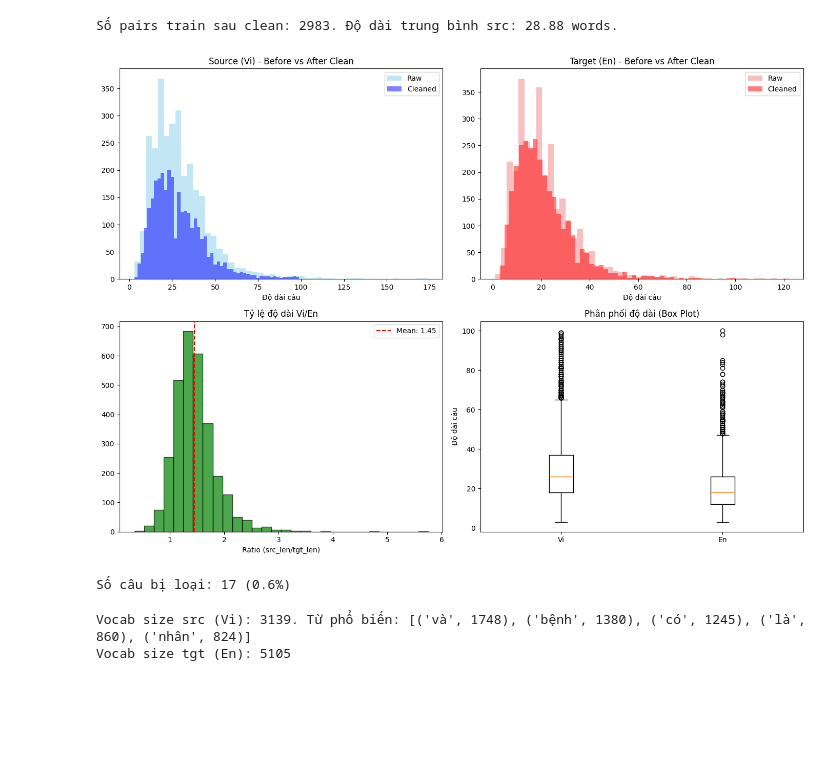
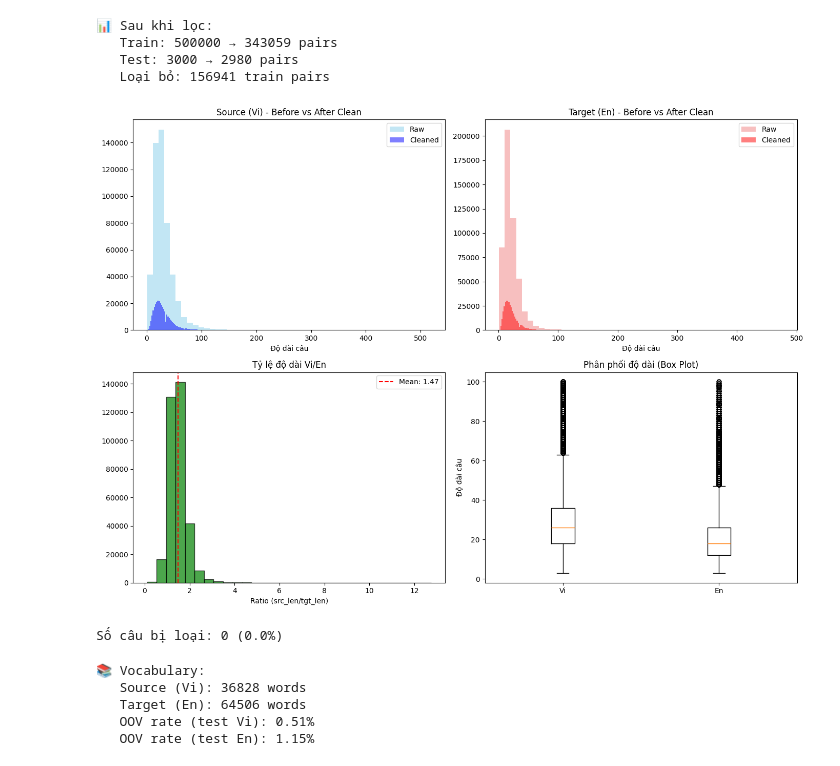
Before and after one commit to Chacole/NLP_Transformer, a Jupyter notebook: NLP-Transformer.ipynb, the cells around one changed output. Saved outputs shown, nothing was run; the diff lists cells and outputs as text; code cells hidden in the pictures; blank space fills up the shorter version.

```diff
--- a/NLP-Transformer.ipynb
+++ b/NLP-Transformer.ipynb
@@ -82,23 +93,41 @@ def clean_sentence(sentence: str) -> str:
     return sentence.strip()
 
 # Tạo pairs và clean
+train_pairs_raw = list(zip(train_src, train_tgt))
+test_pairs_raw = list(zip(test_src, test_tgt))
 train_pairs = [(clean_sentence(src), clean_sentence(tgt)) for src, tgt in zip(train_src, train_tgt)]
 test_pairs = [(clean_sentence(src), clean_sentence(tgt)) for src, tgt in zip(test_src, test_tgt)]
 
 # Lọc sentences: min_len=3 words, max_len=100 words
 min_len, max_len = 3, 100
-train_pairs = [(src, tgt) for src, tgt in train_pairs if min_len <= len(src.split()) <= max_len and min_len <= len(tgt.split()) <= max_len]
-test_pairs = [(src, tgt) for src, tgt in test_pairs if min_len <= len(src.split()) <= max_len and min_len <= len(tgt.split()) <= max_len]
+train_pairs_filtered = [
+    (src, tgt) for src, tgt in train_pairs
+    if min_len <= len(src.split()) <= max_len
+    and min_len <= len(tgt.split()) <= max_len
+]
 
+test_pairs_filtered = [
+    (src, tgt) for src, tgt in test_pairs
+    if min_len <= len(src.split()) <= max_len
+    and min_len <= len(tgt.split()) <= max_len
+]
+
+train_pairs_filtered = list(dict.fromkeys(train_pairs_filtered))
+test_pairs_filtered = list(dict.fromkeys(test_pairs_filtered))
 # Báo cáo
-avg_src_len = sum(len(s.split()) for s, _ in train_pairs) / len(train_pairs)
-print(f"Số pairs train sau clean: {len(train_pairs)}. Độ dài trung bình src: {avg_src_len:.2f} words.")
+print(f"\n📊 Sau khi lọc:")
+print(f"   Train: {len(train_pairs_raw)} → {len(train_pairs_filtered)} pairs")
+print(f"   Test: {len(test_pairs_raw)} → {len(test_pairs_filtered)} pairs")
+print(f"   Loại bỏ: {len(train_pairs_raw) - len(train_pairs_filtered)} train pairs")
 # %% [output]
-Số pairs train sau clean: 2983. Độ dài trung bình src: 28.88 words.
+📊 Sau khi lọc:
+   Train: 500000 → 343059 pairs
+   Test: 3000 → 2980 pairs
+   Loại bỏ: 156941 train pairs
 # %%
 # Phân phối sau khi clean và filter
-src_lengths_clean = [len(s.split()) for s, _ in train_pairs]
-tgt_lengths_clean = [len(t.split()) for _, t in train_pairs]
+src_lengths_clean = [len(s.split()) for s, _ in train_pairs_filtered]
+tgt_lengths_clean = [len(t.split()) for _, t in train_pairs_filtered]
 
 fig, axes = plt.subplots(2, 2, figsize=(14, 10))
 
@@ -107,37 +136,37 @@ axes[0, 0].hist(src_lengths, bins=50, color='skyblue', alpha=0.5, label='Raw')
 axes[0, 0].hist(src_lengths_clean, bins=50, color='blue', alpha=0.5, label='Cleaned')
 axes[0, 0].set_title('Source (Vi) - Before vs After Clean')
 axes[0, 0].legend()
 axes[0, 0].set_xlabel('Độ dài câu')
 
 # So sánh target
 axes[0, 1].hist(tgt_lengths, bins=50, color='lightcoral', alpha=0.5, label='Raw')
 axes[0, 1].hist(tgt_lengths_clean, bins=50, color='red', alpha=0.5, label='Cleaned')
 axes[0, 1].set_title('Target (En) - Before vs After Clean')
 axes[0, 1].legend()
 axes[0, 1].set_xlabel('Độ dài câu')
 
 # Tỷ lệ độ dài src/tgt
-length_ratios = [len(s.split())/len(t.split()) for s, t in train_pairs]
+length_ratios = [len(s.split())/len(t.split()) for s, t in train_pairs_filtered]
 axes[1, 0].hist(length_ratios, bins=30, color='green', alpha=0.7, edgecolor='black')
 axes[1, 0].set_title('Tỷ lệ độ dài Vi/En')
 axes[1, 0].set_xlabel('Ratio (src_len/tgt_len)')
 axes[1, 0].axvline(x=sum(length_ratios)/len(length_ratios), color='red', linestyle='--',
                     label=f'Mean: {sum(length_ratios)/len(length_ratios):.2f}')
 axes[1, 0].legend()
 
 # Box plot so sánh
-axes[1, 1].boxplot([src_lengths_clean, tgt_lengths_clean], labels=['Vi', 'En'])
+axes[1, 1].boxplot([src_lengths_clean, tgt_lengths_clean], tick_labels=['Vi', 'En'])
 axes[1, 1].set_title('Phân phối độ dài (Box Plot)')
 axes[1, 1].set_ylabel('Độ dài câu')
 
 plt.tight_layout()
 plt.savefig('length_distribution_cleaned.png', dpi=150)
 plt.show()
 
 print(f"Số câu bị loại: {len(train_src) - len(train_pairs)} ({100*(len(train_src)-len(train_pairs))/len(train_src):.1f}%)")
 # %% [output]
-[figure, old version]
+[figure, new version]
-Số câu bị loại: 17 (0.6%)
+Số câu bị loại: 0 (0.0%)
 # %%
 def tokenize(sentence: str) -> List[str]:
     """Tokenize: split words, thêm <SOS> và <EOS>."""
@@ -166,14 +195,34 @@ def build_vocab(tokens_list: List[List[str]], min_freq: int = 2) -> Dict[str, in
     return vocab
 
 # Build (bao gồm test để giảm OOV)
-src_vocab = build_vocab(train_src_tokens + test_src_tokens)
-tgt_vocab = build_vocab(train_tgt_tokens + test_tgt_tokens)
+src_vocab = build_vocab(train_src_tokens, min_freq=2)
+tgt_vocab = build_vocab(train_tgt_tokens, min_freq=2)
 
 # Báo cáo
-print(f"Vocab size src (Vi): {len(src_vocab)}. Từ phổ biến:", Counter(' '.join(train_src).split()).most_common(5))
-print(f"Vocab size tgt (En): {len(tgt_vocab)}")
+print(f"\n📚 Vocabulary:")
+print(f"   Source (Vi): {len(src_vocab)} words")
+print(f"   Target (En): {len(tgt_vocab)} words")
+
+def count_oov(tokens_list, vocab):
+    oov_count = 0
+    total_count = 0
+    for tokens in tokens_list:
+        for token in tokens:
+            if token not in ['<SOS>', '<EOS>']:
+                total_count += 1
+                if token not in vocab:
+                    oov_count += 1
+    return oov_count, total_count
+
+src_oov, src_total = count_oov(test_src_tokens, src_vocab)
+tgt_oov, tgt_total = count_oov(test_tgt_tokens, tgt_vocab)
+print(f"   OOV rate (test Vi): {src_oov/src_total*100:.2f}%")
+print(f"   OOV rate (test En): {tgt_oov/tgt_total*100:.2f}%")
 # %% [output]
-Vocab size src (Vi): 3139. Từ phổ biến: [('và', 1748), ('bệnh', 1380), ('có', 1245), ('là', 860), ('nhân', 824)]
-Vocab size tgt (En): 5105
+📚 Vocabulary:
+   Source (Vi): 36828 words
+   Target (En): 64506 words
+   OOV rate (test Vi): 0.51%
+   OOV rate (test En): 1.15%
 # %%
 # Phân tích vocab
```
Also changed, not shown: parts of 9 cells of this notebook.
